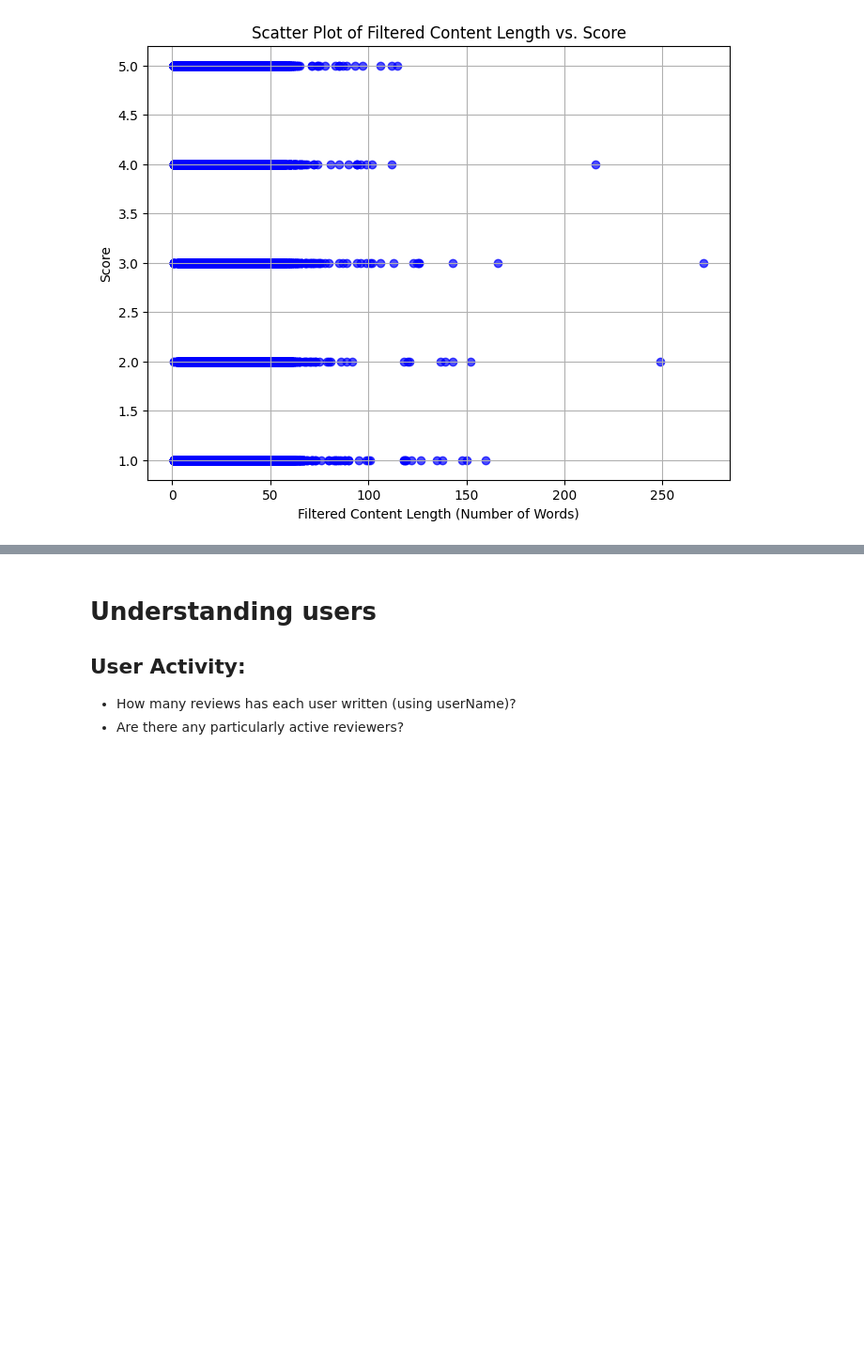
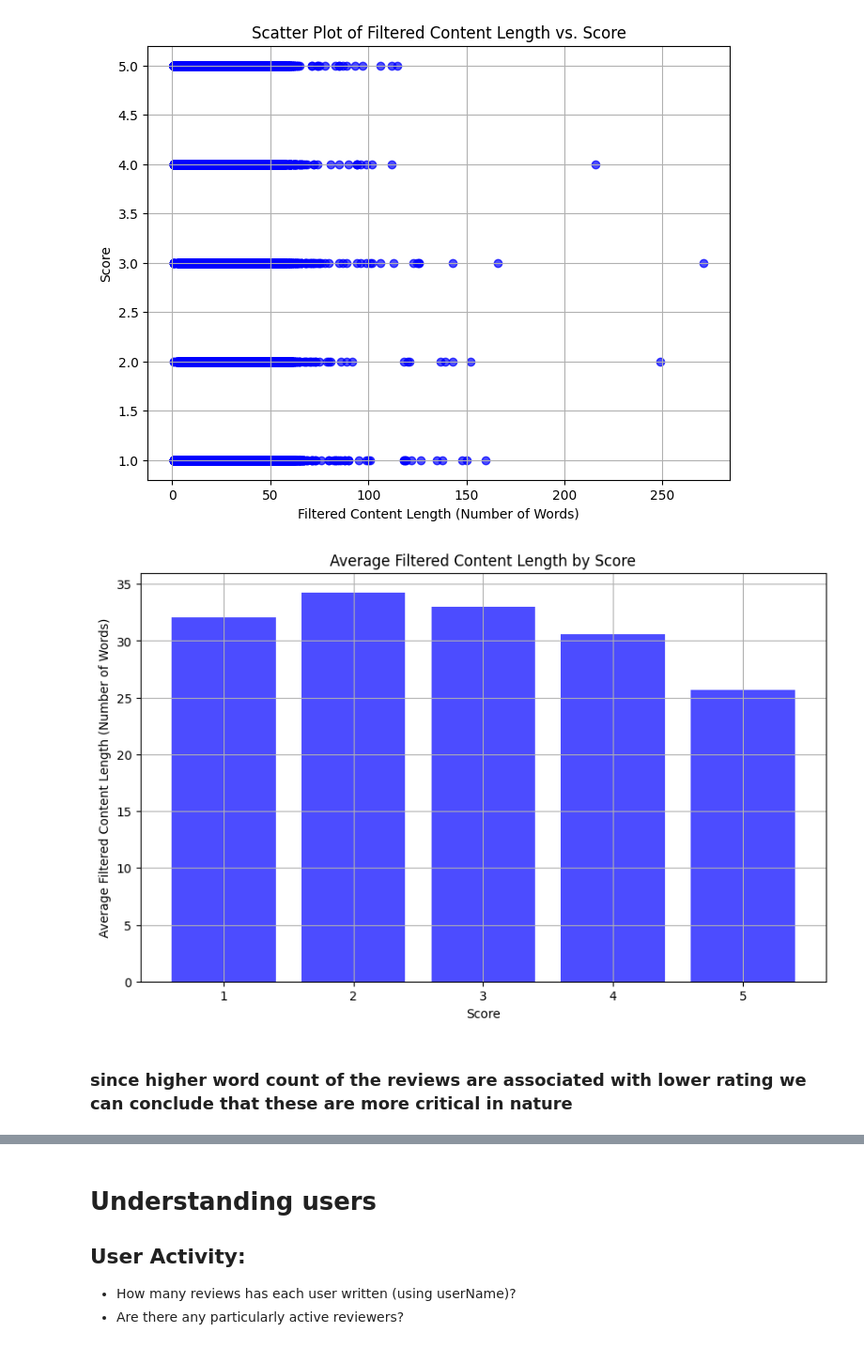
Before and after one commit to dipshi-singh/spotify-review-eda, a Jupyter notebook: Spotify_Review_EDA.ipynb, the cells around one changed output, grey strips where cells are left out. Shown: that part at 94% size. Saved outputs shown, nothing was run; the diff lists cells and outputs as text; code cells hidden in the pictures; blank space fills up the shorter version.

Commit message:
Analyzed review dynamics

```diff
--- a/Spotify_Review_EDA.ipynb
+++ b/Spotify_Review_EDA.ipynb
@@ -363,3 +363,18 @@ plt.grid(True)
 plt.show()
 # %% [output]
 [figure]
+# %%
+agg_data = df.groupby('score')['filteredContentLength'].mean().reset_index()
+
+# Bar chart
+plt.figure(figsize=(10, 6))
+plt.bar(agg_data['score'], agg_data['filteredContentLength'], color='blue', alpha=0.7)
+plt.title('Average Filtered Content Length by Score')
+plt.xlabel('Score')
+plt.ylabel('Average Filtered Content Length (Number of Words)')
+plt.grid(True)
+plt.show()
+# %% [output]
+[figure, added]
+# %% [markdown]
+### since higher word count of the reviews are associated with lower rating we can conclude that these are more critical in nature
```
Also changed, not shown: parts of 10 cells of this notebook.
